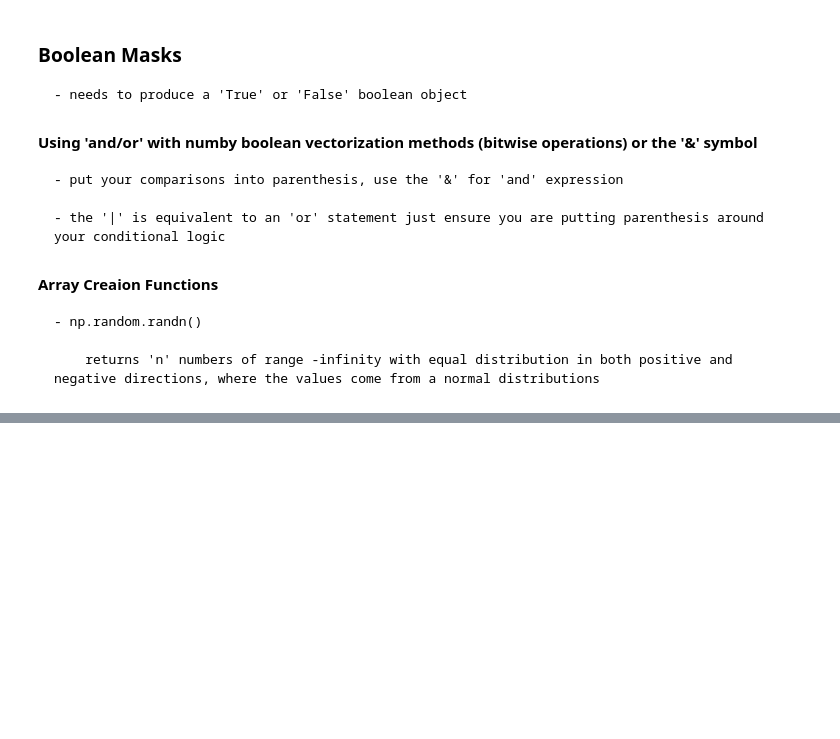
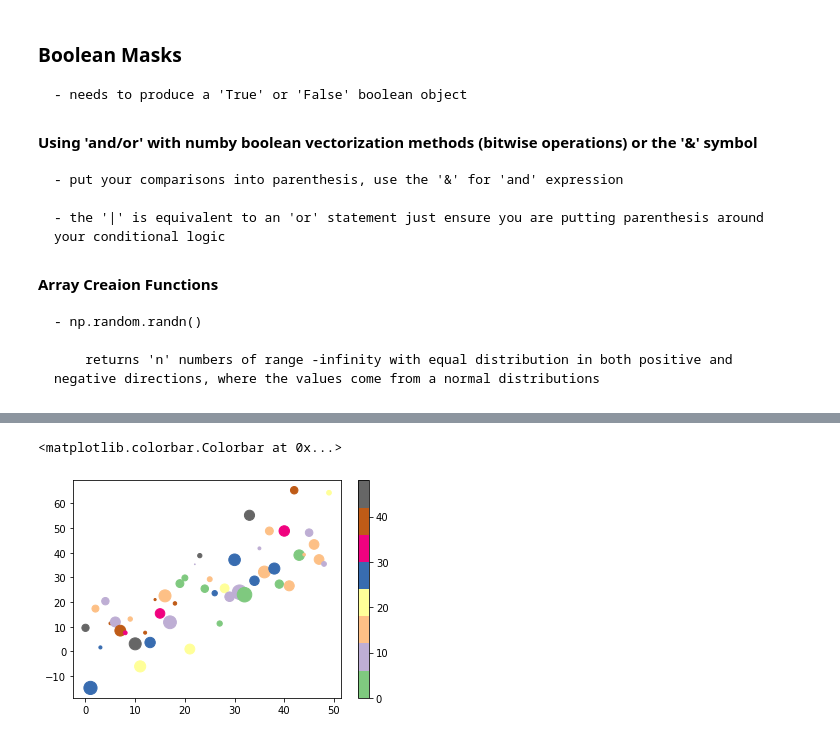
Before and after one commit to mijailmariano/my_notes, a Jupyter notebook: jupy-notebook.ipynb, the cells around one changed output, grey strips where cells are left out. Drawn from its saved outputs; the diff is of its cells as text; code cells hidden in the pictures; blank space fills up the shorter version.

```diff
--- a/jupy-notebook.ipynb
+++ b/jupy-notebook.ipynb
@@ -1376,0 +1453,17 @@ array([4, 7, 8])
+# %%
+# combining numpy and matplot to create 'random' numbers, plot them as scatter plot
+
+a = np.arange(50)
+b = a + 10 * np.random.randn(50)
+# z = np.random.randint(0, 40, 50)
+
+color = np.random.randint(0, 50, 50)
+size = np.abs(np.random.randn(50)) * 100
+# %%
+plt.scatter(a, b, s = size, c = color, cmap = 'Accent' )
+plt.colorbar()
+
+# this map, although useful for learning purposes - would certainly pose it's only reading difficulties with 4dimensions
+# %% [output]
+<matplotlib.colorbar.Colorbar at 0x...>
+[figure, added]
```
Also changed, not shown: parts of 19 cells of this notebook.
